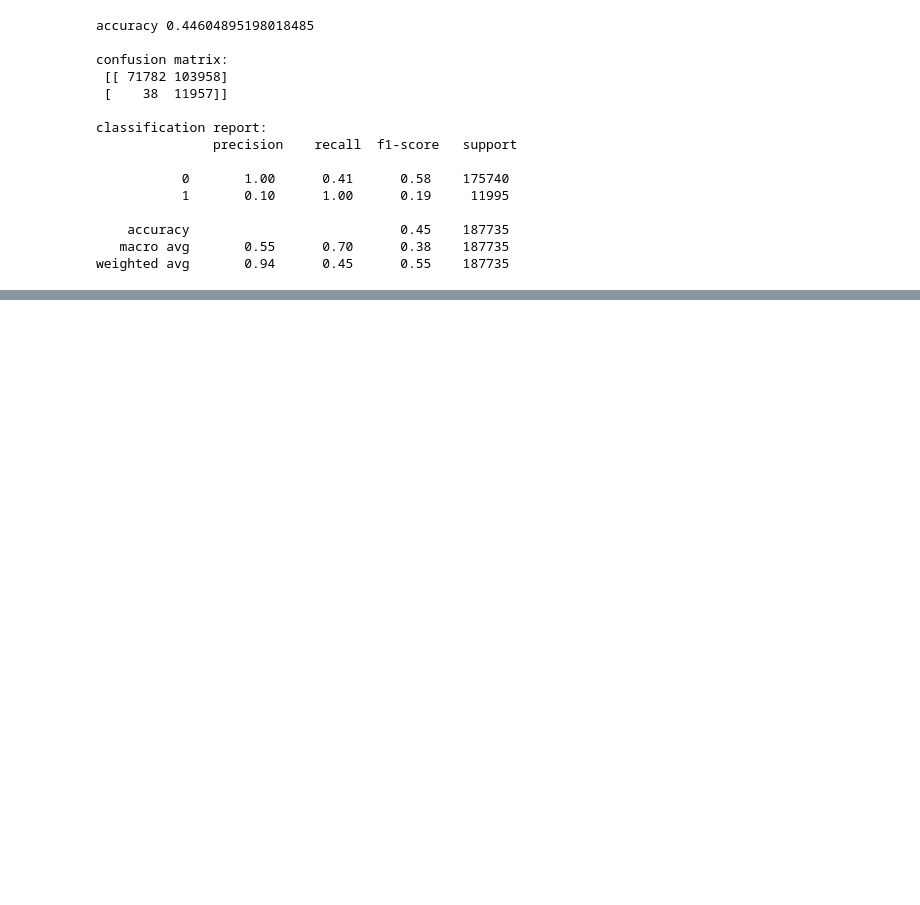
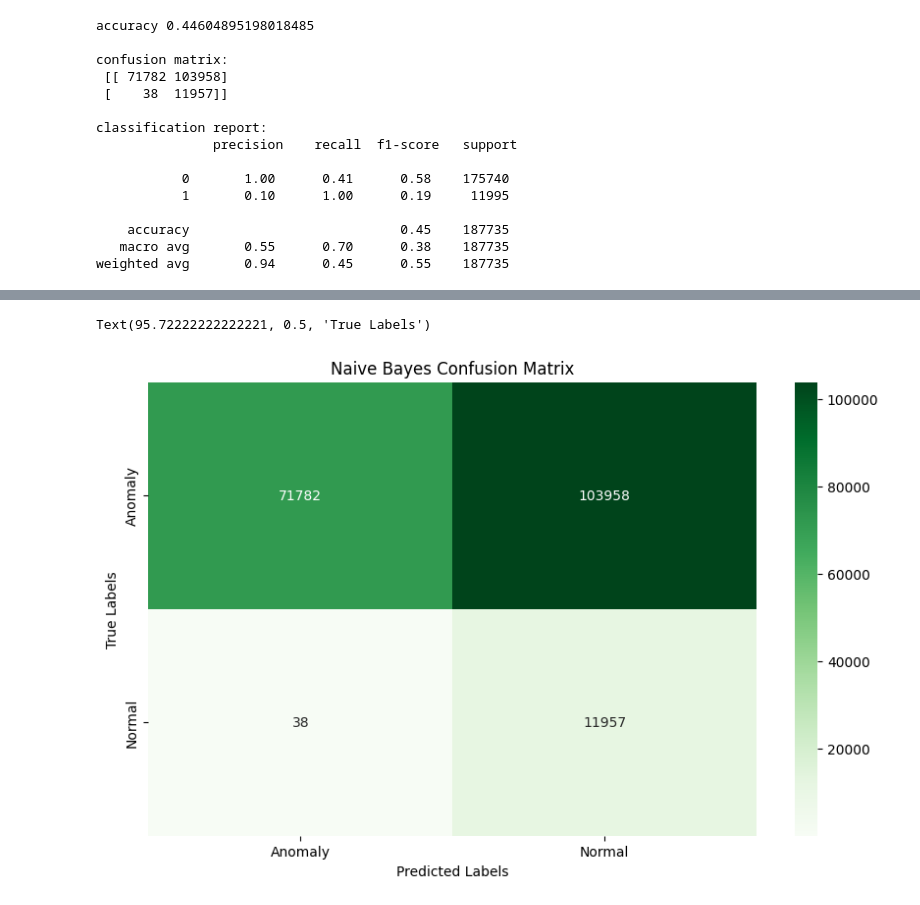
Before and after one commit to nonyeashley/Network-Intrusion-Detection-Using-Ensemble-Method-, a Jupyter notebook: Network_Intrusion.ipynb, the cells around one changed output, grey strips where cells are left out. Saved outputs shown, nothing was run; the diff lists cells and outputs as text; code cells hidden in the pictures; blank space fills up the shorter version.

```diff
--- a/Network_Intrusion.ipynb
+++ b/Network_Intrusion.ipynb
@@ -559,0 +569,9 @@ weighted avg       0.94      0.45      0.55    187735
+# %%
+plt.figure(figsize=(10,6))
+sns.heatmap(confusion_matrix_naive, annot=True, fmt='d', cmap='Greens',xticklabels=['Anomaly','Normal'], yticklabels=['Anomaly','Normal'])
+plt.title('Naive Bayes Confusion Matrix')
+plt.xlabel('Predicted Labels')
+plt.ylabel('True Labels')
+# %% [output]
+Text(95.72222222222221, 0.5, 'True Labels')
+[figure, added]
```
Also changed, not shown: parts of 5 cells of this notebook.
